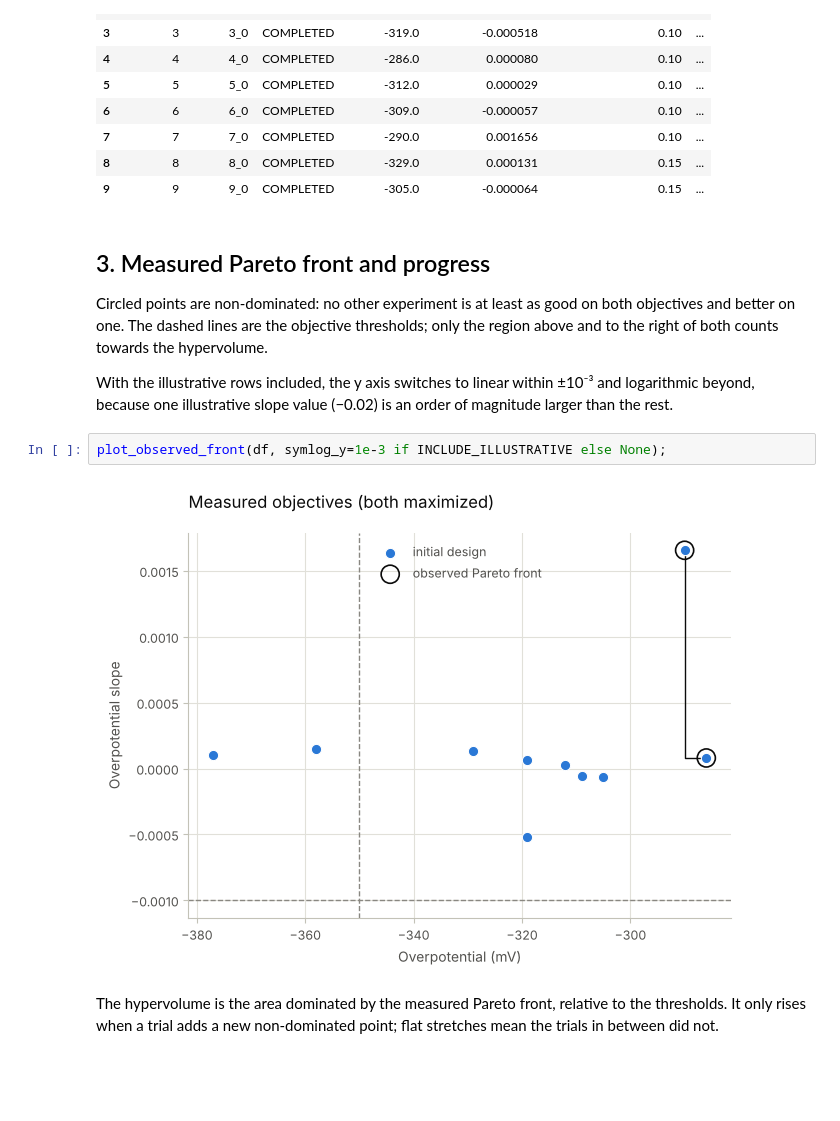
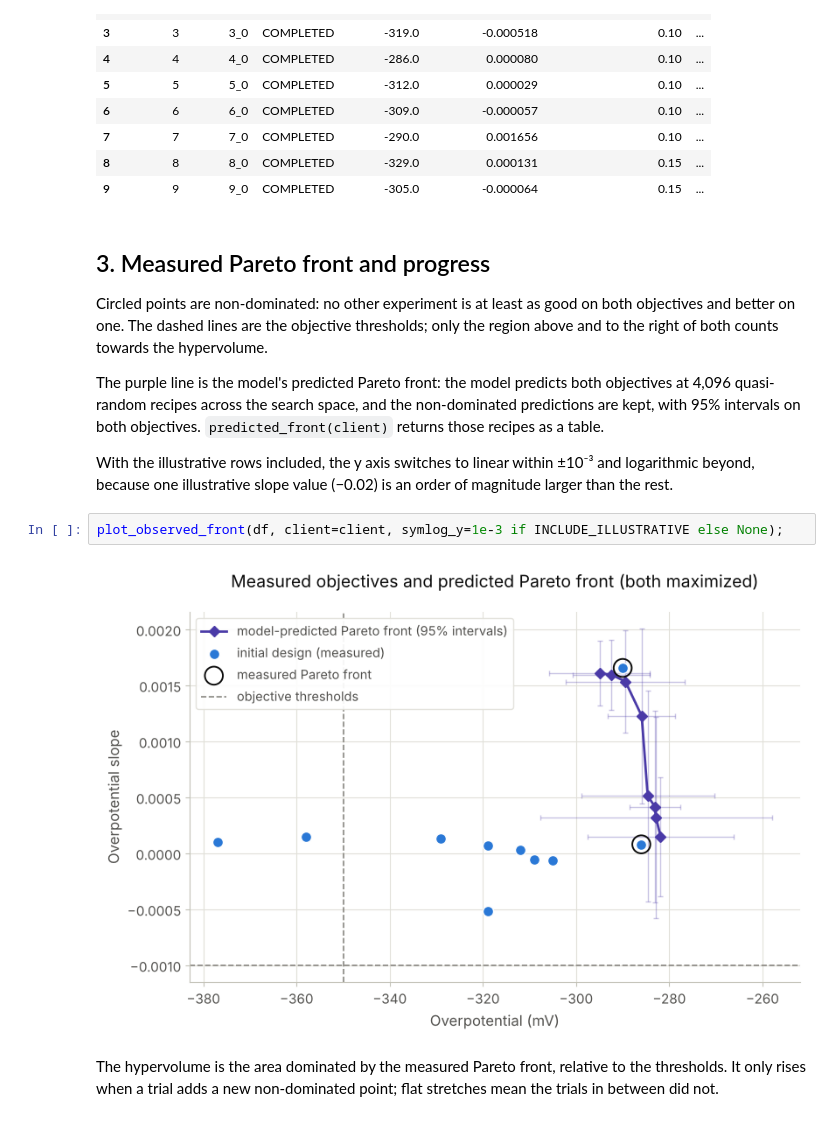
Before and after one commit to michailmitsakis/Ax_bayes_opt_NiW, a Jupyter notebook: niw_optimization.ipynb, the cells around one changed output. Drawn from its saved outputs; the diff is of its cells as text; blank space fills up the shorter version.

```diff
--- a/niw_optimization.ipynb
+++ b/niw_optimization.ipynb
@@ -98,11 +98,13 @@ client.summarize()
 
 Circled points are non-dominated: no other experiment is at least as good on both objectives and better on one. The dashed lines are the objective thresholds; only the region above and to the right of both counts towards the hypervolume.
 
+The purple line is the model's predicted Pareto front: the model predicts both objectives at 4,096 quasi-random recipes across the search space, and the non-dominated predictions are kept, with 95% intervals on both objectives. `predicted_front(client)` returns those recipes as a table.
+
 With the illustrative rows included, the y axis switches to linear within ±10⁻³ and logarithmic beyond, because one illustrative slope value (−0.02) is an order of magnitude larger than the rest.
 # %%
-plot_observed_front(df, symlog_y=1e-3 if INCLUDE_ILLUSTRATIVE else None);
+plot_observed_front(df, client=client, symlog_y=1e-3 if INCLUDE_ILLUSTRATIVE else None);
 # %% [output]
-[figure, old version]
+[figure, new version]
 # %% [markdown]
 The hypervolume is the area dominated by the measured Pareto front, relative to the thresholds. It only rises when a trial adds a new non-dominated point; flat stretches mean the trials in between did not.
 # %%
```
Also changed, not shown: parts of 5 cells of this notebook, 11 other files.
